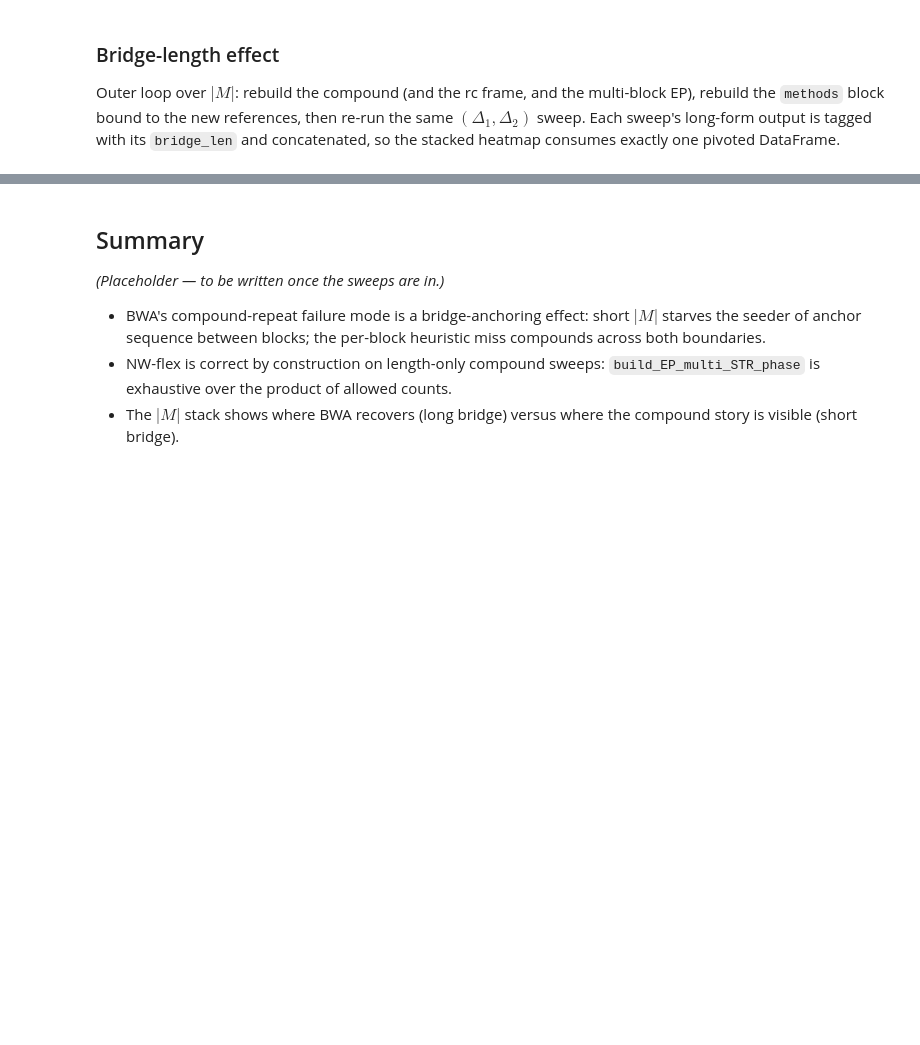
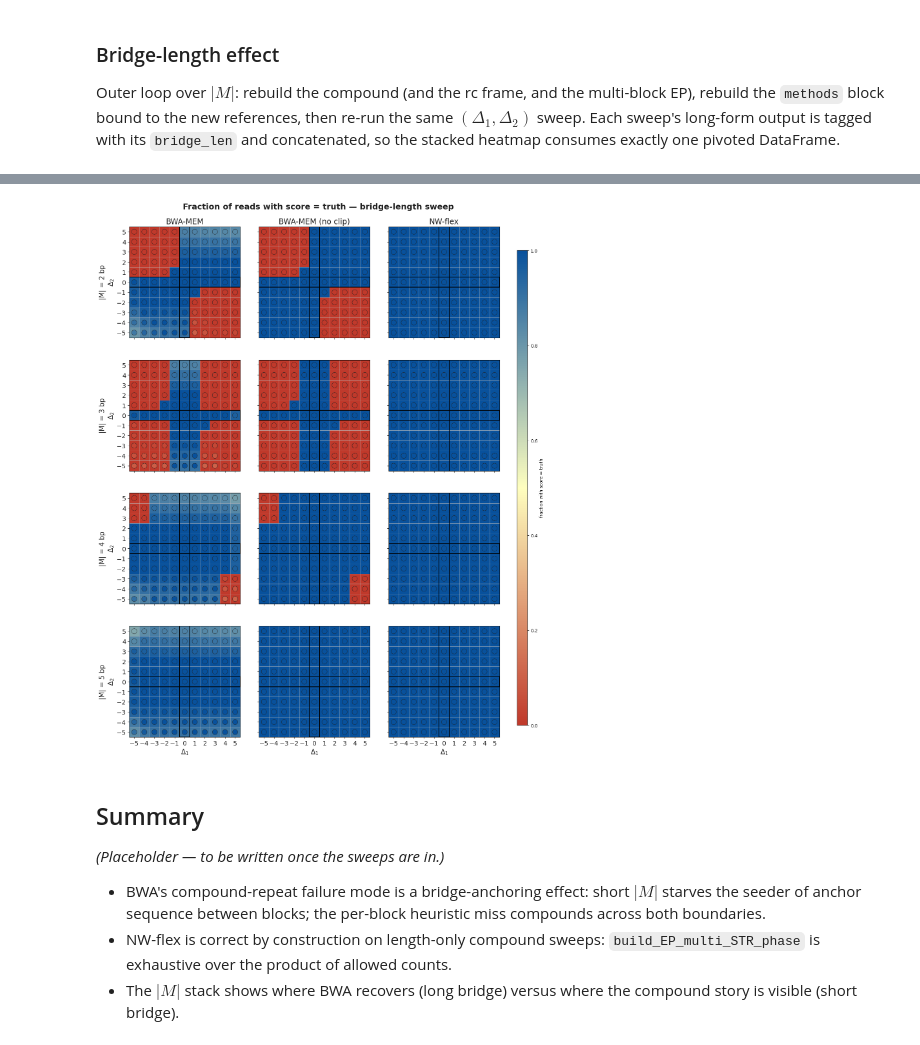
Before and after one commit to nwflex/nwflex, a Jupyter notebook: notebooks/09_NWflex_Compound.ipynb, the cells around one changed output, grey strips where cells are left out. Cells and saved outputs as stored; diff of their text form; code cells hidden in the pictures; blank space fills up the shorter version.

Commit message:
proportion/correctness maps for notebook 9.

```diff
--- a/notebooks/09_NWflex_Compound.ipynb
+++ b/notebooks/09_NWflex_Compound.ipynb
@@ -1247,3 +1438,14 @@ plot_correctness_heatmap_2d_rows(
+# %%
+plot_proportion_heatmap_2d_rows(
+    bridge_df,
+    deltas1=DELTAS1, deltas2=DELTAS2,
+    row_values=BRIDGE_LENGTHS, row_col="bridge_len",
+    arm_titles=ARM_TITLES,
+    row_label_fn=lambda m: f"|M| = {m} bp",
+    suptitle="Fraction of reads with score = truth — bridge-length sweep",
+);
+# %% [output]
+[figure, added]
 # %% [markdown]
 ## Summary
 
```
Also changed, not shown: parts of 8 cells of this notebook.
